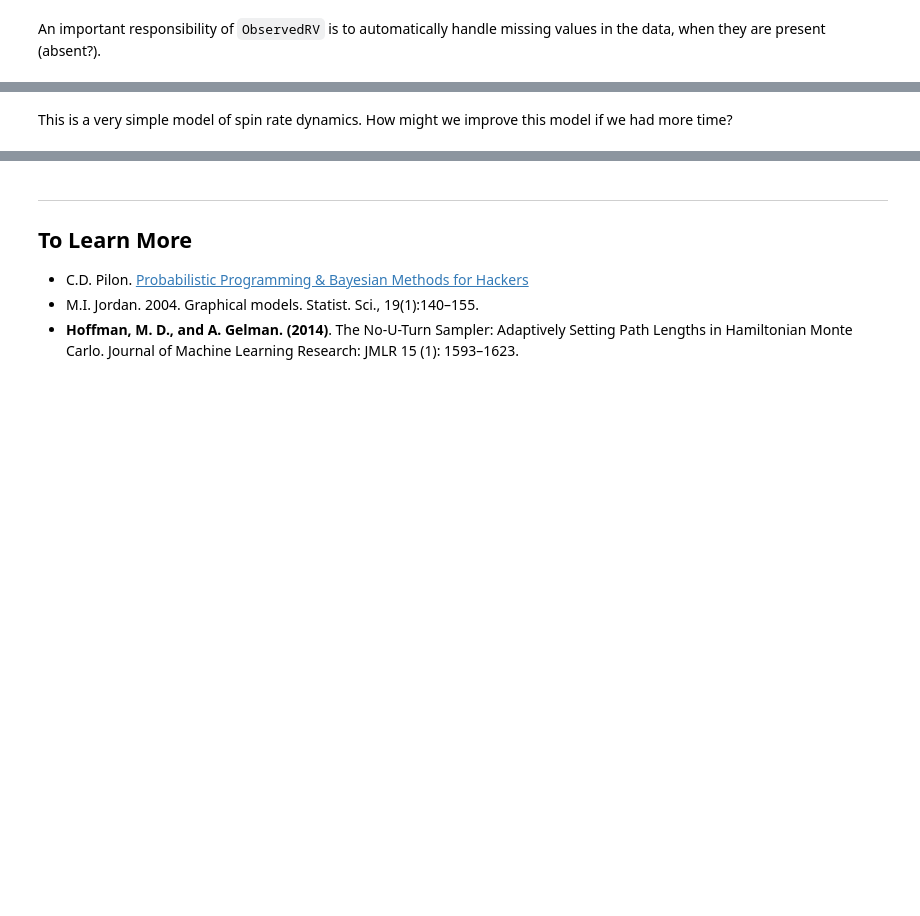
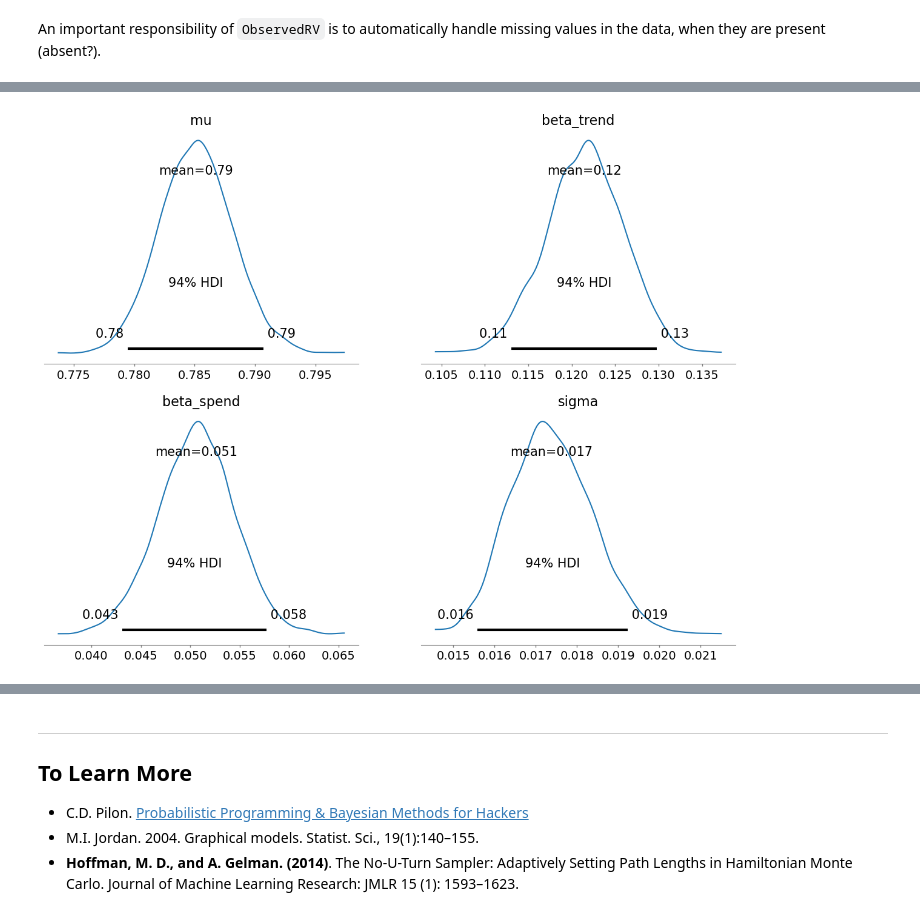
Before and after one commit to fonnesbeck/bayes_pydata_london_2024, a Jupyter notebook: pymc_intro.ipynb, the cells around one changed output, grey strips where cells are left out. Saved outputs shown, nothing was run; the diff lists cells and outputs as text; code cells hidden in the pictures; blank space fills up the shorter version.

```diff
--- a/pymc_intro.ipynb
+++ b/pymc_intro.ipynb
@@ -74,0 +117,6 @@ $$
+# %%
+date = ktr_data["date"].to_numpy()
+date_index = ktr_data.index
+sales = ktr_data["sales"].to_numpy()
+spend = ktr_data["spend"].to_numpy()
+n_obs = sales.size
@@ -100,3 +177,17 @@ with pm.Model() as spin_rate_model:
+# %%
+coords = {"date": date, "fourier_mode": np.arange(2 * n_order)}
+# %%
+with pm.Model(coords=coords) as ad_spend_model:
+
+    ## intercept
+    mu = pm.Normal(name="mu", mu=0, sigma=4)
+
+    ## spend effect
+    beta_spend = pm.HalfNormal(name="beta_spend", sigma=2)
+    ## trend
+    beta_trend = pm.Normal(name="beta_trend", mu=0, sigma=2)
+    ## seasonality
+    beta_fourier = pm.Laplace(name="beta_fourier", mu=0, b=2, dims="fourier_mode")
 # %% [markdown]
 We have done two things here. First, we have created a `Model` object; a `Model` is a Python object that encapsulates all of the variables that comprise our theoretical model, keeping them in a single container so that they may be used as a unit. After a `Model` is created, we can populate it with all of the model components that we specified when we wrote the model down.
 
@@ -229,4 +373,3 @@ pm.model_to_graphviz(spin_rate_model)
 # %%
-with spin_rate_model:
-
+with ad_spend_model:
     trace = pm.sample()
@@ -233,2 +385,4 @@ with spin_rate_model:
 # %%
-az.plot_posterior(trace, var_names=["mu", "tau"]);
+az.plot_posterior(trace, var_names=["mu", "beta_trend", "beta_spend", "sigma"], grid=(2, 2));
+# %% [output]
+[figure, added]
@@ -237,2 +388,0 @@ date[68]
-# %% [markdown]
-This is a very simple model of spin rate dynamics. How might we improve this model if we had more time?
```
Also changed, not shown: parts of 51 cells of this notebook.
